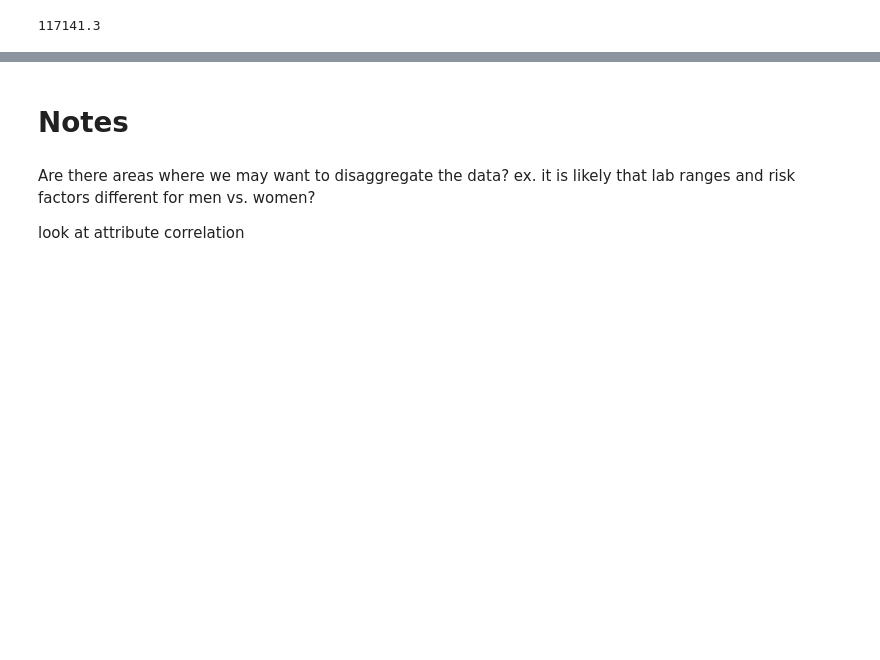
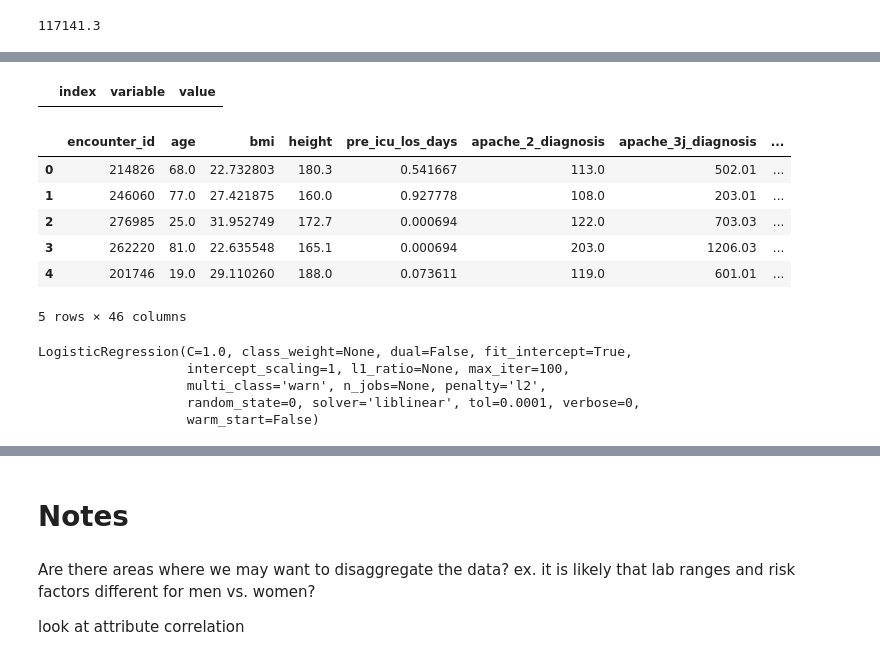
Before and after one commit to araetoro/Healthcare_Data_Wids_Datathon, a Jupyter notebook: WiDS 2021.ipynb, the cells around one changed output, grey strips where cells are left out. Drawn from its saved outputs; the diff is of its cells as text; code cells hidden in the pictures; blank space fills up the shorter version.

```diff
--- a/WiDS 2021.ipynb
+++ b/WiDS 2021.ipynb
@@ -87,0 +106,4 @@ memory usage: 77.5+ MB
+# %%
+#replacing missing age values with age mean
+train_df['age'].replace(0, train_df['age'].mean())
+train_df.fillna(train_df.mean(), inplace = True)
@@ -87,0 +115,10 @@ memory usage: 77.5+ MB
+# %%
+co_pairs
+# %% [output]
+|  | index | variable | value |
+# %%
+drop_list = ['h1_sysbp_noninvasive_max', 'h1_sysbp_max', 'h1_mbp_min', 'h1_heartrate_max', 'd1_sysbp_noninvasive_min',
+             'd1_sysbp_noninvasive_max', 'h1_mbp_max', 'd1_mbp_noninvasive_min', 'd1_mbp_noninvasive_max', 'd1_mbp_min',
+             'd1_mbp_max', 'weight', 'elective_surgery', 'apache_post_operative', 'gcs_verbal_apache', 'd1_heartrate_max',
+            'd1_temp_min', 'gcs_motor_apache','h1_diasbp_min','d1_diasbp_min','h1_diasbp_max','h1_sysbp_min']
+train_df.drop([drop_list], axis = 1, inplace = True)
@@ -87,0 +170,10 @@ memory usage: 77.5+ MB
+# %%
+train_df.head()
+# %% [output]
+|  | encounter_id | age | bmi | height | pre_icu_los_days | apache_2_diagnosis | apache_3j_diagnosis | ... |
+| 0 | 214826 | 68.0 | 22.732803 | 180.3 | 0.541667 | 113.0 | 502.01 | ... |
+| 1 | 246060 | 77.0 | 27.421875 | 160.0 | 0.927778 | 108.0 | 203.01 | ... |
+| 2 | 276985 | 25.0 | 31.952749 | 172.7 | 0.000694 | 122.0 | 703.03 | ... |
+| 3 | 262220 | 81.0 | 22.635548 | 165.1 | 0.000694 | 203.0 | 1206.03 | ... |
+| 4 | 201746 | 19.0 | 29.110260 | 188.0 | 0.073611 | 119.0 | 601.01 | ... |
+5 rows × 46 columns
@@ -87,0 +213,8 @@ memory usage: 77.5+ MB
+# %%
+model.fit(X_train, y_train)
+# %% [output]
+LogisticRegression(C=1.0, class_weight=None, dual=False, fit_intercept=True,
+                   intercept_scaling=1, l1_ratio=None, max_iter=100,
+                   multi_class='warn', n_jobs=None, penalty='l2',
+                   random_state=0, solver='liblinear', tol=0.0001, verbose=0,
+                   warm_start=False)
```
Also changed, not shown: parts of 49 cells of this notebook.
